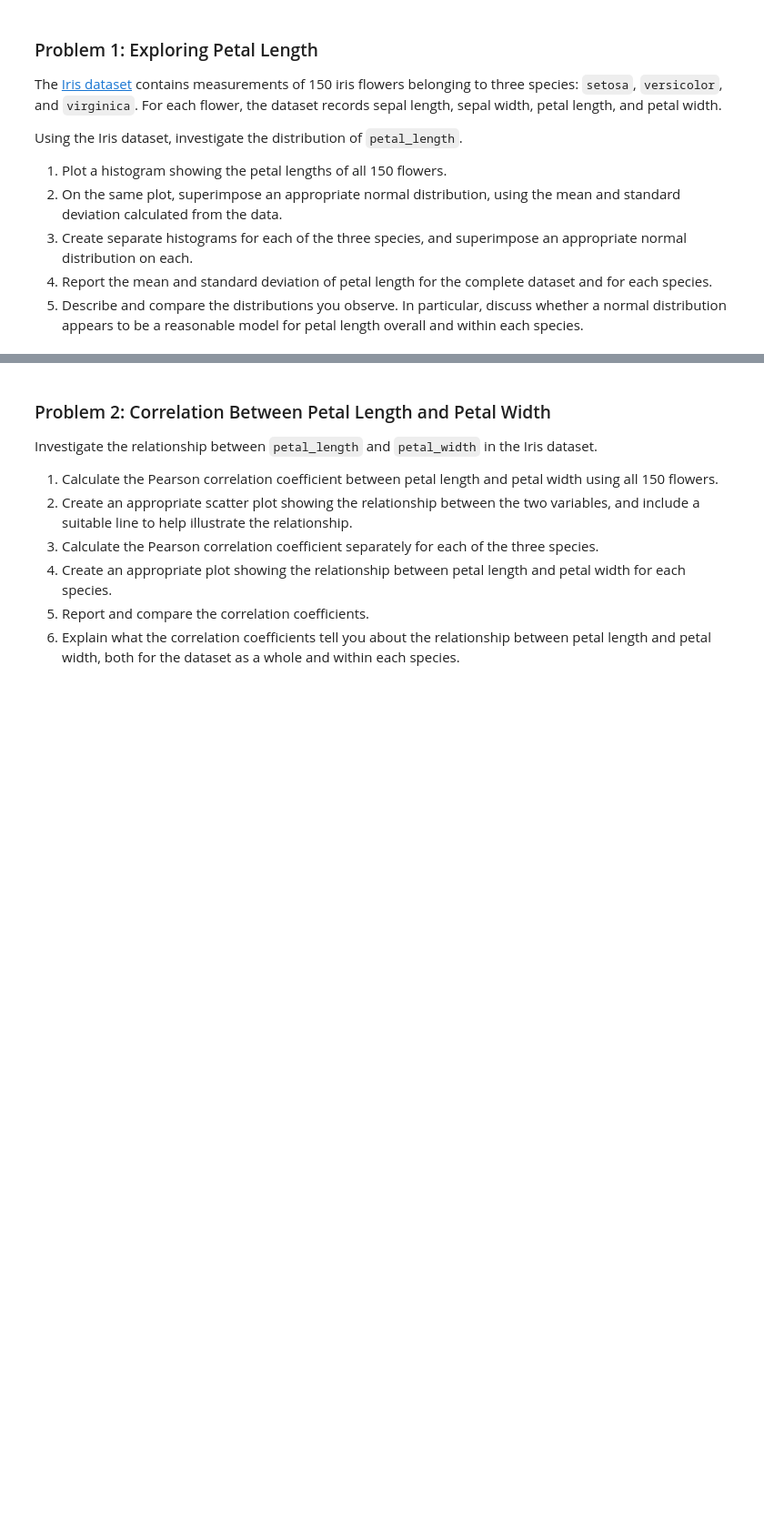
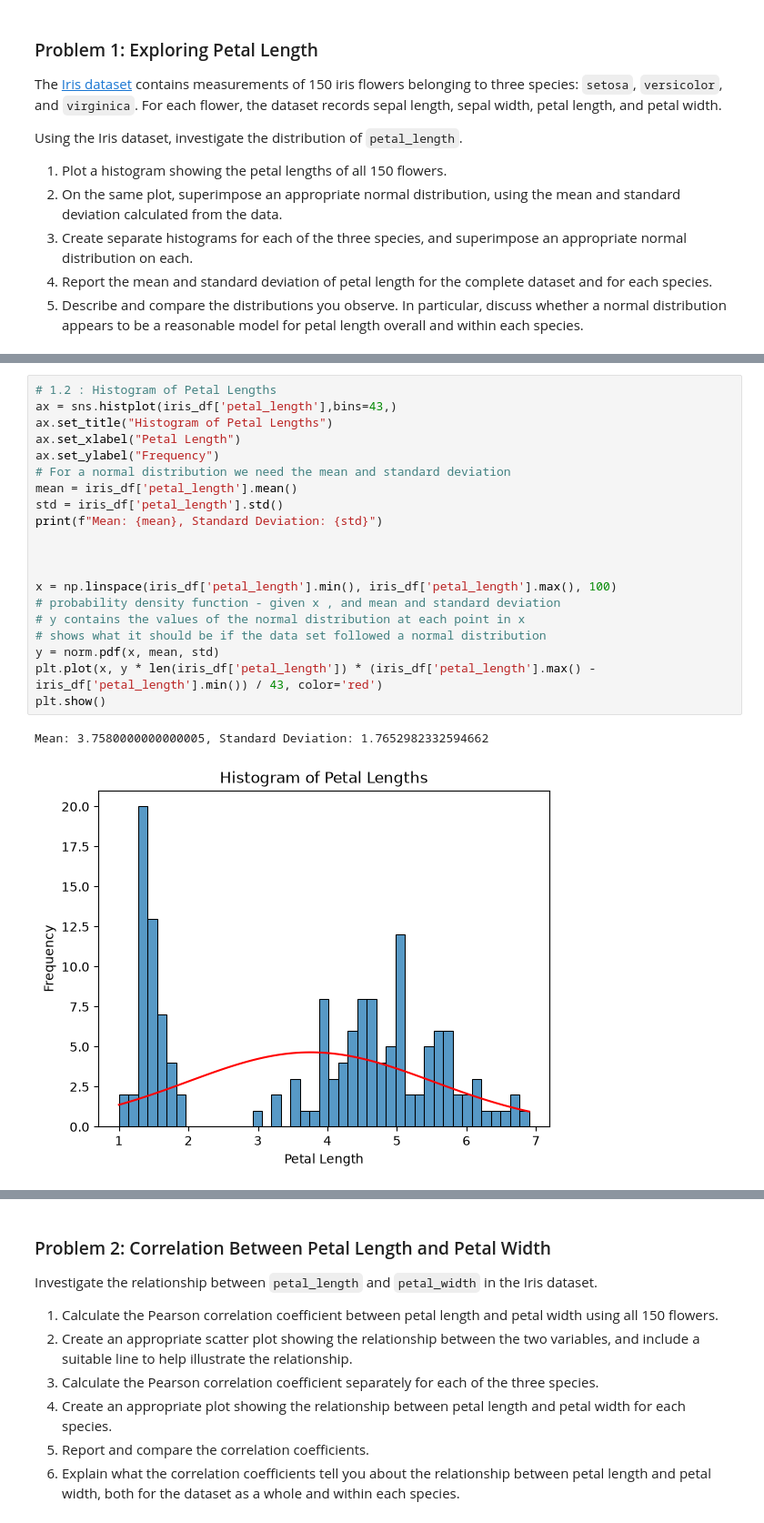
Before and after one commit to clydewatts1/PDFA_Applied_Statistics_Project, a Jupyter notebook: problems.ipynb, the cells around one changed output, grey strips where cells are left out. Shown at 91% size. Drawn from its saved outputs; the diff is of its cells as text; blank space fills up the shorter version.

```diff
--- a/problems.ipynb
+++ b/problems.ipynb
@@ -22,0 +80,23 @@ Using the Iris dataset, investigate the distribution of `petal_length`.
+# %%
+# 1.2 : Histogram of Petal Lengths
+ax = sns.histplot(iris_df['petal_length'],bins=43,)
+ax.set_title("Histogram of Petal Lengths")
+ax.set_xlabel("Petal Length")
+ax.set_ylabel("Frequency")
+# For a normal distribution we need the mean and standard deviation
+mean = iris_df['petal_length'].mean()
+std = iris_df['petal_length'].std()
+print(f"Mean: {mean}, Standard Deviation: {std}")
+
+
+
+x = np.linspace(iris_df['petal_length'].min(), iris_df['petal_length'].max(), 100)
+# probability density function - given x , and mean and standard deviation
+# y contains the values of the normal distribution at each point in x
+# shows what it should be if the data set followed a normal distribution
+y = norm.pdf(x, mean, std)
+plt.plot(x, y * len(iris_df['petal_length']) * (iris_df['petal_length'].max() - iris_df['petal_length'].min()) / 43, color='red')
+plt.show()
+# %% [output]
+Mean: 3.7580000000000005, Standard Deviation: 1.7652982332594662
+[figure, added]
```
Also changed, not shown: parts of 12 cells of this notebook, 1 other file.
